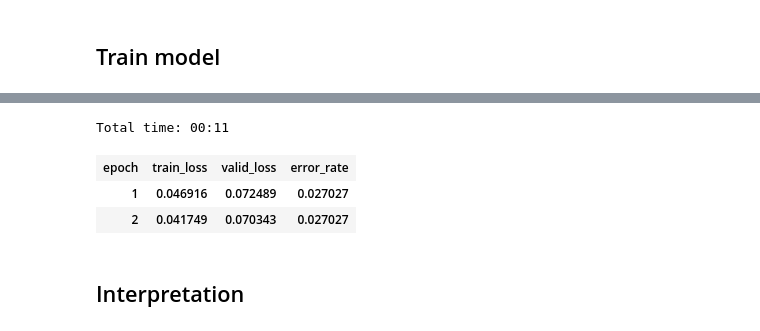
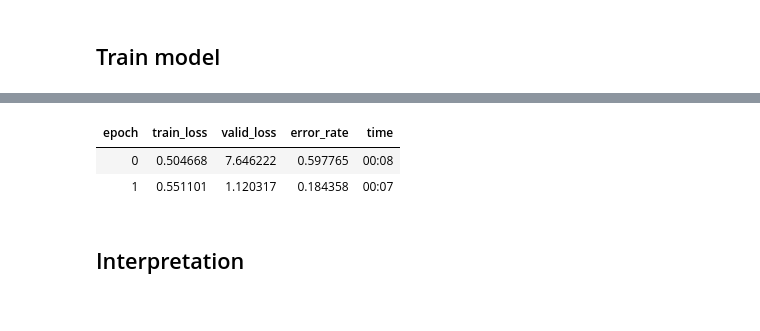
Before and after one commit to Vikt0riia/fastai, a Jupyter notebook: nbs/dl1/lesson2-download.ipynb, the cells around one changed output, grey strips where cells are left out. Drawn from its saved outputs; the diff is of its cells as text; code cells hidden in the pictures.

Commit message:
Load data from Kaggle. First train

```diff
--- a/nbs/dl1/lesson2-download.ipynb
+++ b/nbs/dl1/lesson2-download.ipynb
@@ -307,10 +318,10 @@ learn.recorder.plot()
 # %%
-learn.fit_one_cycle(2, max_lr=slice(3e-5,3e-4))
+# learn.fit_one_cycle(2, max_lr=slice(3e-5,3e-4))
+learn.fit_one_cycle(2, max_lr=slice(3e-4,3e-3))
 # %% [output]
-Total time: 00:11
-| epoch | train_loss | valid_loss | error_rate |
-| 1 | 0.046916 | 0.072489 | 0.027027 |
-| 2 | 0.041749 | 0.070343 | 0.027027 |
+| epoch | train_loss | valid_loss | error_rate | time |
+| 0 | 0.504668 | 7.646222 | 0.597765 | 00:08 |
+| 1 | 0.551101 | 1.120317 | 0.184358 | 00:07 |
 # %%
 learn.save('stage-2')
 # %% [markdown]
```
Also changed, not shown: parts of 26 cells of this notebook.
